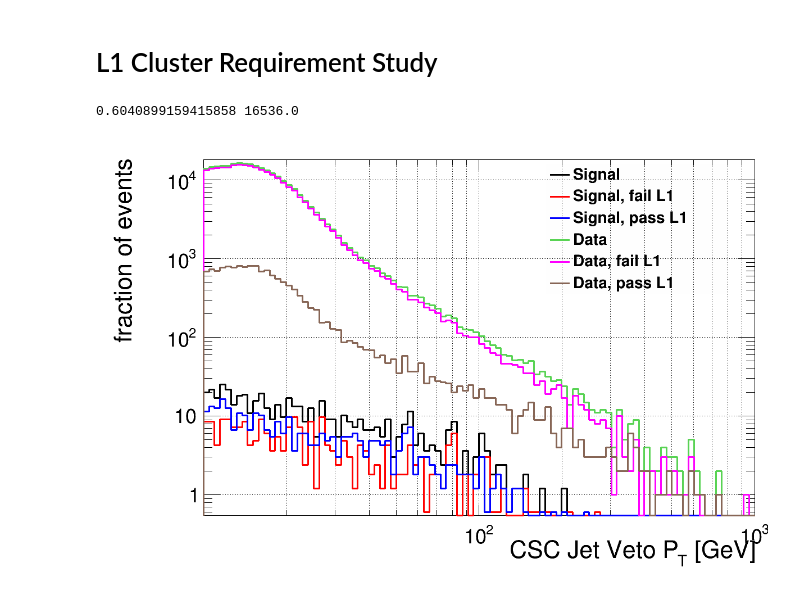
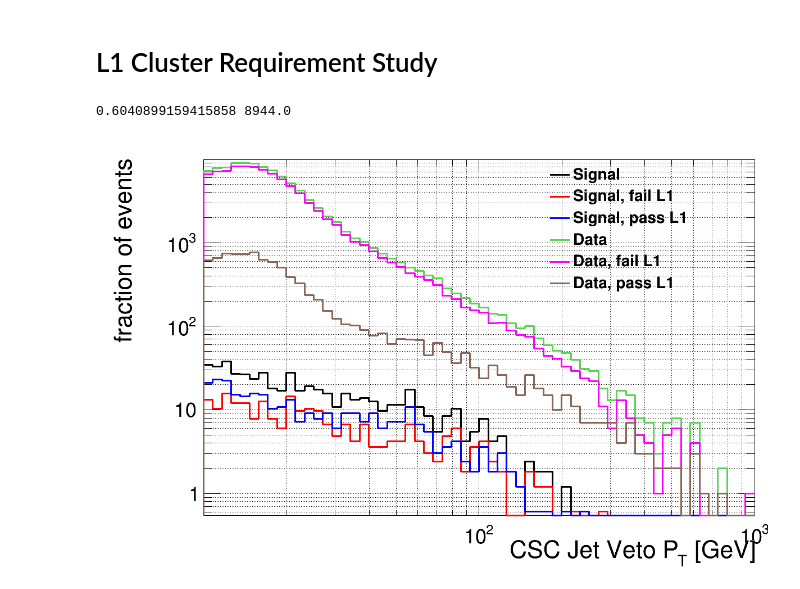
Before and after one commit to cms-lpc-llp/mds_analysis, a Jupyter notebook: notebooks/trigger_study.ipynb, the cells around one changed output. Saved outputs shown, nothing was run; the diff lists cells and outputs as text; code cells hidden in the pictures.

```diff
--- a/notebooks/trigger_study.ipynb
+++ b/notebooks/trigger_study.ipynb
@@ -97,7 +97,8 @@ for key, rdf in rdfs.items():
         rdf = rdf.Define(f"{C}CutFlag", f"{C}Size > 0")
         rdf = rdf.Define(f"{D}CutFlag", f"{D}Size > 0")
 
-        rdf = rdf.Redefine(f"{C}CutFlag", f"{C}CutFlag && !( !({C}MuonVetoGlobal == 0) && !({C}MuonVetoPt < 30) )")
+        # rdf = rdf.Redefine(f"{C}CutFlag", f"{C}CutFlag && !( !({C}MuonVetoGlobal == 0) && !({C}MuonVetoPt < 30) )")
+        rdf = rdf.Redefine(f"{C}CutFlag", f"{C}CutFlag && ( (-5 < {C}TimeWeighted) && ({C}TimeWeighted < 12.5) && ({C}TimeSpreadWeightedAll < 20) )")
 
         if key == 'mc':
             rdf = rdf.Redefine("weight", f"weight * {LUMI}")
@@ -148,7 +149,7 @@ canvas.SetLogx()
 canvas.SetLogy()
 
 xv, form = f"{C}JetVetoPt" , (f";CSC Jet Veto P_{{T}} [GeV];fraction of events",50,0,200)
-xv, form = f"{C}JetVetoPt" , (f";CSC Jet Veto P_{{T}} [GeV];fraction of events",100,np.logspace(np.log10(10), np.log10(1000), 101))
+xv, form = f"{C}JetVetoPt" , (f";CSC Jet Veto P_{{T}} [GeV];fraction of events",60,np.logspace(np.log10(10), np.log10(1000), 61))
 
 
 # **** #
@@ -159,32 +160,32 @@ legend.SetFillColorAlpha(rt.kBlack, 0.0)#0.2)
 legend.SetTextSize(0.04)
 legend.SetMargin(0.15)
 
 hs = rdfs["mc"].Define("xv", f"{xv}[{C}CutFlag]").Histo1D(("Signal",*form), "xv", "weight")
 hs_fail = rdfs["mc"].Define("xv", f"{xv}[{C}CutFlag && (passL1 == 0)]").Histo1D(("Signal, fail L1",*form), "xv", "weight")
 hs_pass = rdfs["mc"].Define("xv", f"{xv}[{C}CutFlag && (passL1 == 1)]").Histo1D(("Signal, pass L1",*form), "xv", "weight")
 
 hb = rdfs["r3"].Define("xv", f"{xv}[{C}CutFlag]").Histo1D(("Data",*form), "xv")
 hb_fail = rdfs["r3"].Define("xv", f"{xv}[{C}CutFlag && (passL1 == 0)]").Histo1D(("Data, fail L1",*form), "xv", "weight")
 hb_pass = rdfs["r3"].Define("xv", f"{xv}[{C}CutFlag && (passL1 == 1)]").Histo1D(("Data, pass L1",*form), "xv", "weight")
 
 hhs = [h.GetValue() for h in [hs, hs_fail, hs_pass, hb, hb_fail, hb_pass]]
 # hmax = max([h.GetMaximum() for h in hhs])
 hmax = max([h.GetMaximum()  for h in hhs]) #max([h.GetMaximum() / h.Integral() if h.Integral() else 0 for h in hhs])
 hmin = min([h.GetMinimum(0) for h in hhs]) #min([h.GetMinimum(0) / h.Integral() if h.Integral() else hmax for h in hhs])
 print(hmin, hmax)
 for ih, hh in enumerate(hhs):
     nev = hh.Integral()
     # if hmax < 1 and nev:
     #     hh.Scale(1/hh.Integral())
     hh.SetMinimum(hmin*0.9)
     hh.SetMaximum(hmax*1.1)
     hh.SetLineColor(SCL[ih])
     hh.SetLineWidth(3)
     hh.Draw('hist same')
     legend.AddEntry(hh, hh.GetName(), 'L')
 
 legend.Draw()
 canvas.Draw()
 # %% [output]
-0.6040899159415858 16536.0
+0.6040899159415858 8944.0
-[figure, old version]
+[figure, new version]
```
Also changed, not shown: 7 other files.
